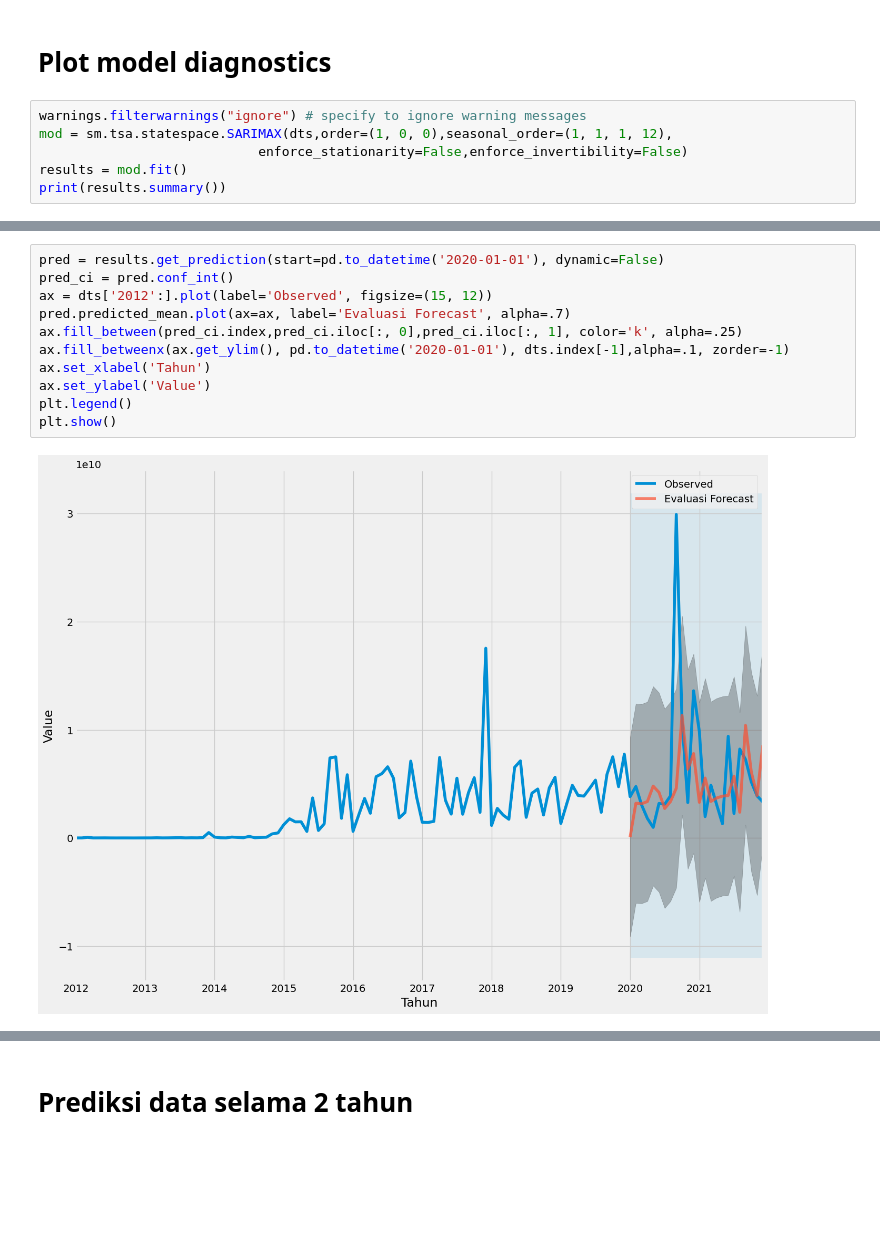
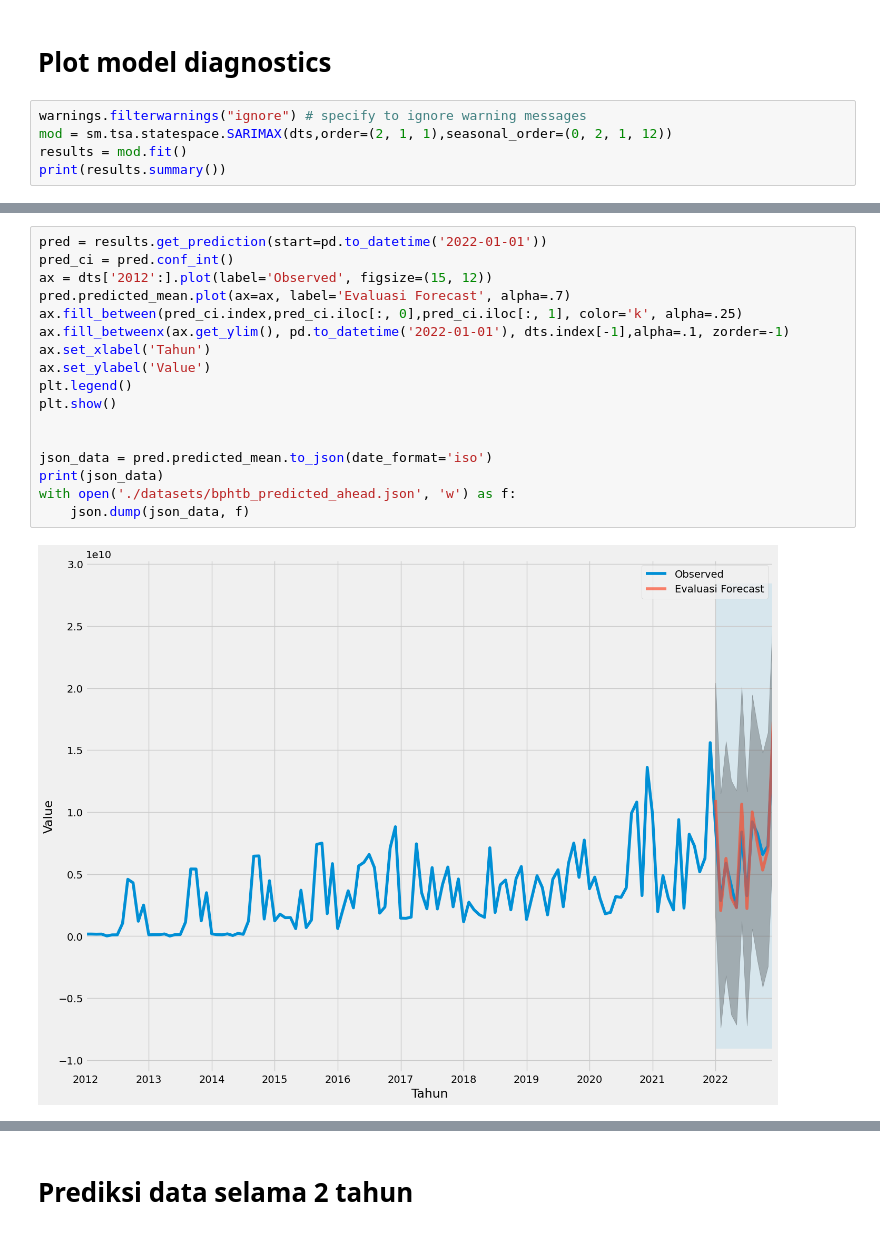
Before and after one commit to akbarharyadi/TESIS-Forecasting-Pajak-Daerah, a Jupyter notebook: sarimax_bphtb.ipynb, the cells around one changed output, grey strips where cells are left out. Saved outputs shown, nothing was run; the diff lists cells and outputs as text; blank space fills up the shorter version.

```diff
--- a/sarimax_bphtb.ipynb
+++ b/sarimax_bphtb.ipynb
@@ -74,8 +89,7 @@ Best Result: [(0, 1, 1), (1, 1, 1, 12), 5047.377377353612]
 # Plot model diagnostics
 # %%
 warnings.filterwarnings("ignore") # specify to ignore warning messages
-mod = sm.tsa.statespace.SARIMAX(dts,order=(1, 0, 0),seasonal_order=(1, 1, 1, 12),
-                            enforce_stationarity=False,enforce_invertibility=False)
+mod = sm.tsa.statespace.SARIMAX(dts,order=(2, 1, 1),seasonal_order=(0, 2, 1, 12))
 results = mod.fit()
 print(results.summary())
 # %% [output]
@@ -104,13 +118,19 @@ plt.show()
 # %%
-pred = results.get_prediction(start=pd.to_datetime('2020-01-01'), dynamic=False)
+pred = results.get_prediction(start=pd.to_datetime('2022-01-01'))
 pred_ci = pred.conf_int()
 ax = dts['2012':].plot(label='Observed', figsize=(15, 12))
 pred.predicted_mean.plot(ax=ax, label='Evaluasi Forecast', alpha=.7)
 ax.fill_between(pred_ci.index,pred_ci.iloc[:, 0],pred_ci.iloc[:, 1], color='k', alpha=.25)
-ax.fill_betweenx(ax.get_ylim(), pd.to_datetime('2020-01-01'), dts.index[-1],alpha=.1, zorder=-1)
+ax.fill_betweenx(ax.get_ylim(), pd.to_datetime('2022-01-01'), dts.index[-1],alpha=.1, zorder=-1)
 ax.set_xlabel('Tahun')
 ax.set_ylabel('Value')
 plt.legend()
 plt.show()
+
+
+json_data = pred.predicted_mean.to_json(date_format='iso')
+print(json_data)
+with open('./datasets/bphtb_predicted_ahead.json', 'w') as f:
+    json.dump(json_data, f)
 # %% [output]
-[figure, old version]
+[figure, new version]
```
Also changed, not shown: parts of 11 cells of this notebook, 44 other files.
